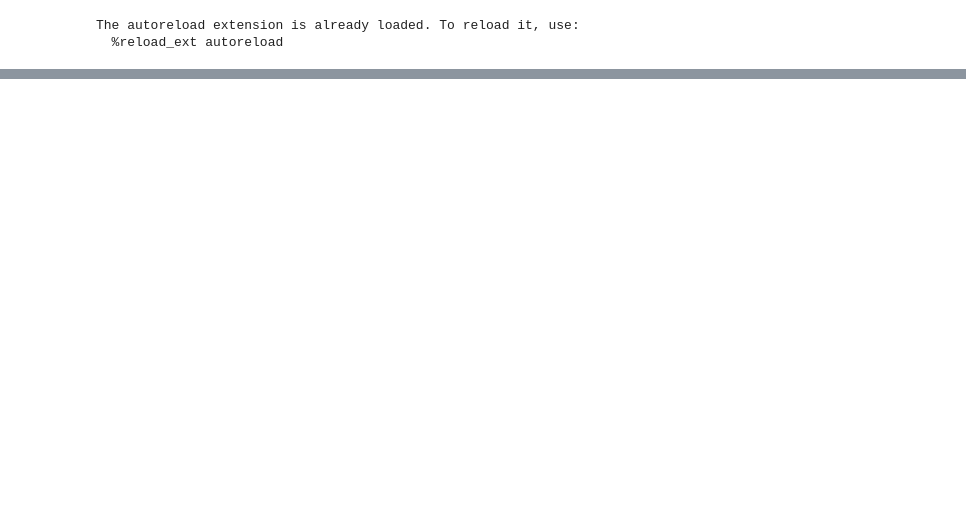
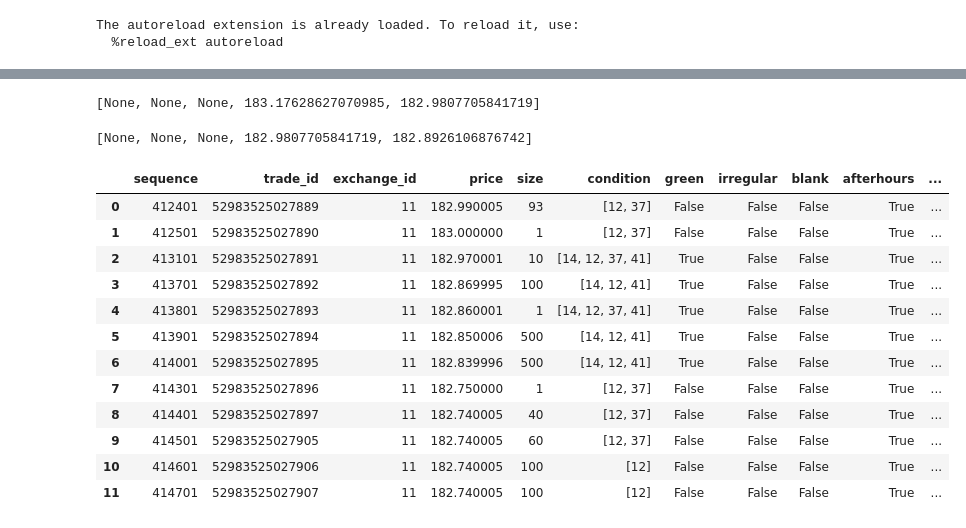
Before and after one commit to bobcolner/pandas-polygon, a Jupyter notebook: notebook.ipynb, the cells around one changed output, grey strips where cells are left out. Saved outputs shown, nothing was run; the diff lists cells and outputs as text; code cells hidden in the pictures; blank space fills up the shorter version.

```diff
--- a/notebook.ipynb
+++ b/notebook.ipynb
@@ -26,0 +54,4 @@ df = pb.trades_to_df(trades)
+# %%
+jma = ft.appy_jma_filter(df.price)
+# %%
+df['jma'] = jma
@@ -26,0 +101,4 @@ df = pb.trades_to_df(trades)
+# %%
+df = df.sort_values('sip_dt')
+# %%
+dff = pb.add_filters(df, 'price')
@@ -26,0 +109,24 @@ df = pb.trades_to_df(trades)
+# %%
+f[0:5]
+# %% [output]
+[None, None, None, 183.17628627070985, 182.9807705841719]
+# %%
+f2[0:5]
+# %% [output]
+[None, None, None, 182.9807705841719, 182.8926106876742]
+# %%
+dff[0:12]
+# %% [output]
+|  | sequence | trade_id | exchange_id | price | size | condition | green | irregular | blank | afterhours | ... |
+| 0 | 412401 | 52983525027889 | 11 | 182.990005 | 93 | [12, 37] | False | False | False | True | ... |
+| 1 | 412501 | 52983525027890 | 11 | 183.000000 | 1 | [12, 37] | False | False | False | True | ... |
+| 2 | 413101 | 52983525027891 | 11 | 182.970001 | 10 | [14, 12, 37, 41] | True | False | False | True | ... |
+| 3 | 413701 | 52983525027892 | 11 | 182.869995 | 100 | [14, 12, 41] | True | False | False | True | ... |
+| 4 | 413801 | 52983525027893 | 11 | 182.860001 | 1 | [14, 12, 37, 41] | True | False | False | True | ... |
+| 5 | 413901 | 52983525027894 | 11 | 182.850006 | 500 | [14, 12, 41] | True | False | False | True | ... |
+| 6 | 414001 | 52983525027895 | 11 | 182.839996 | 500 | [14, 12, 41] | True | False | False | True | ... |
+| 7 | 414301 | 52983525027896 | 11 | 182.750000 | 1 | [12, 37] | False | False | False | True | ... |
+| 8 | 414401 | 52983525027897 | 11 | 182.740005 | 40 | [12, 37] | False | False | False | True | ... |
+| 9 | 414501 | 52983525027905 | 11 | 182.740005 | 60 | [12, 37] | False | False | False | True | ... |
+| 10 | 414601 | 52983525027906 | 11 | 182.740005 | 100 | [12] | False | False | False | True | ... |
+| 11 | 414701 | 52983525027907 | 11 | 182.740005 | 100 | [12] | False | False | False | True | ... |
```
Also changed, not shown: parts of 27 cells of this notebook, 6 other files.
